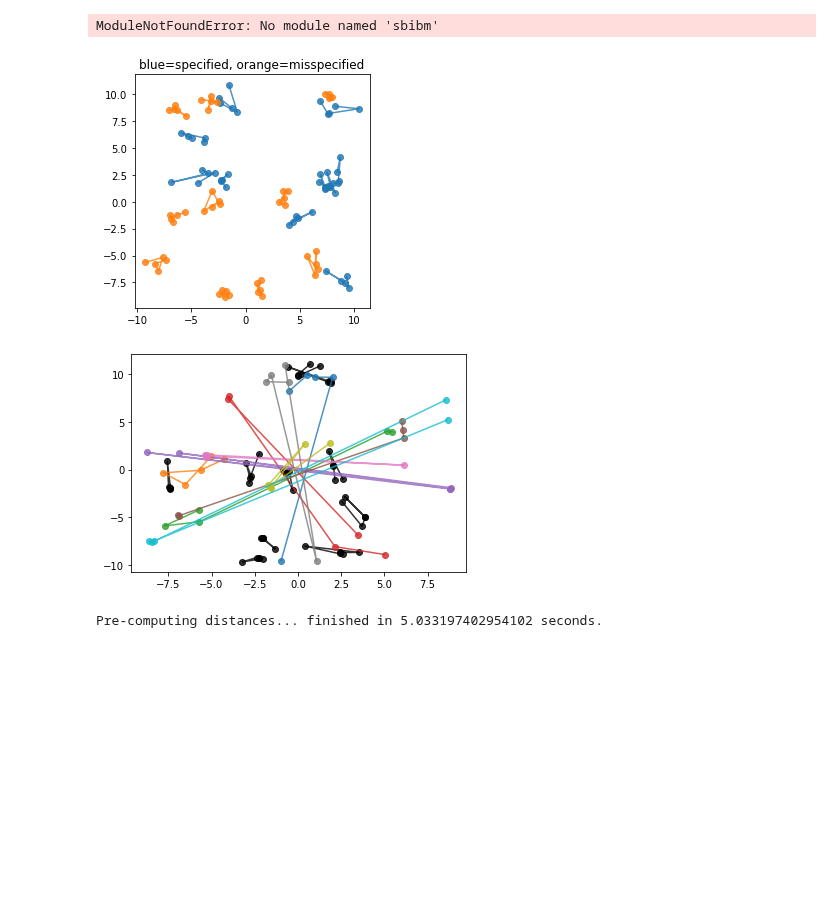
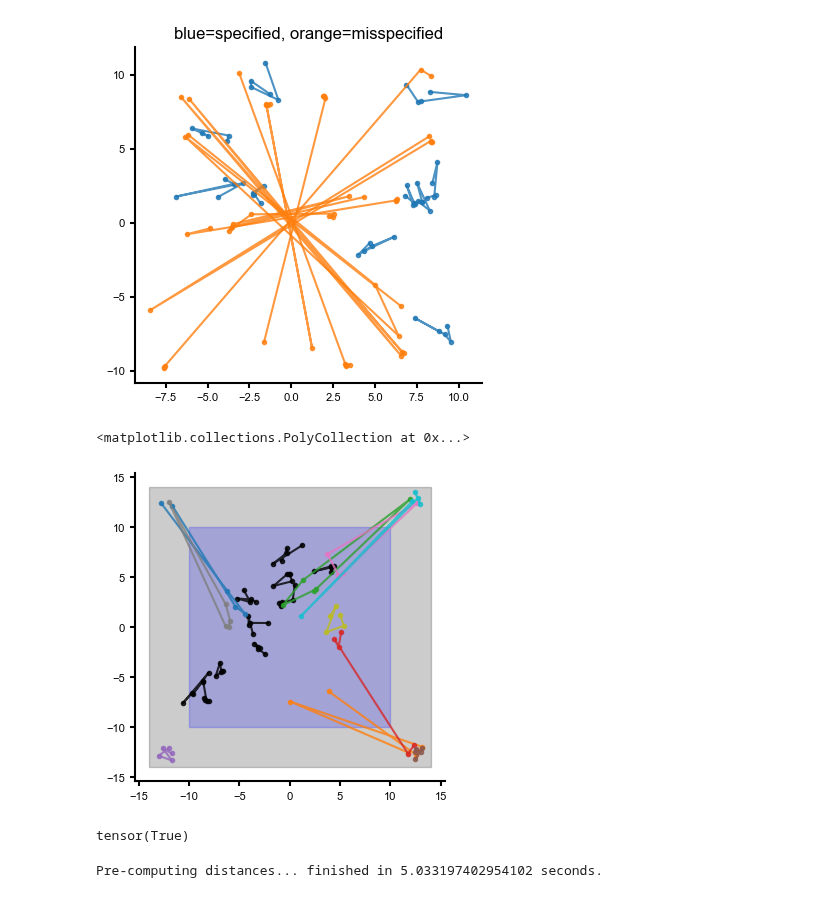
Before and after one commit to mackelab/neuralgbi, a Jupyter notebook: dev_notebook/workplace.ipynb, the cells around one changed output. Cells and saved outputs as stored; diff of their text form; code cells hidden in the pictures; blank space fills up the shorter version.

Commit message:
made gaussian mixture xos misspecified by taking it outside of prior bounds

```diff
--- a/dev_notebook/workplace.ipynb
+++ b/dev_notebook/workplace.ipynb
@@ -4,6 +4,7 @@
 # %%
 %matplotlib inline
 import matplotlib.pyplot as plt
+import matplotlib as mpl
 import torch
 from torch import Tensor, nn, optim
 from torch.utils.data import TensorDataset, DataLoader
@@ -15,6 +16,5 @@ from gbi.utils import utils as gbi_utils
 from gbi.GBI import GBInference
 from gbi.distances import mse_dist, mmd_dist
 from scipy.stats import pearsonr
+plt.style.use('../.matplotlibrc')
-# %% [output]
-ModuleNotFoundError: No module named 'sbibm'
 # %%
@@ -43,18 +43,27 @@ plt.title('blue=specified, orange=misspecified', fontsize=12)
 plt.tight_layout()
 # plt.savefig('tester.svg', transparent=True)
 # %% [output]
-[figure, old version]
+[figure, new version]
 # %%
-task = GaussianMixture(seed=50)
+task = GaussianMixture(seed=0)
 xs = task.simulate(task.prior.sample((10,)))
 xm = task.simulate_misspecified(task.prior.sample((10,)))
+plt.figure(figsize=(4,4))
 for x in xs:
     plt.plot(x[:,0],x[:,1], 'ko-', alpha=0.8)
 
 for x in xm:
     plt.plot(x[:,0],x[:,1], 'o-', alpha=0.8)
+
+plt.fill_between(task.limits[0], task.limits[1,0],task.limits[1,1], alpha=0.2, color='k')
+plt.fill_between([-10, 10], -10,10, alpha=0.2, color='b')
 # %% [output]
+<matplotlib.collections.PolyCollection at 0x...>
-[figure, old version]
+[figure, new version]
+# %%
+assert ((xm[:,:,0]>task.limits[0,0]) & (xm[:,:,0]<task.limits[0,1]) & (xm[:,:,1]>task.limits[1,0]) & (xm[:,:,1]<task.limits[1,1])).all()
+# %% [output]
+tensor(True)
 # %%
 gbi = GBInference(task.prior, mmd_dist, do_precompute_distances=True)
 gbi.append_simulations(theta, x, x_target)
```
Also changed, not shown: parts of 1 cell of this notebook, 1 other file.
